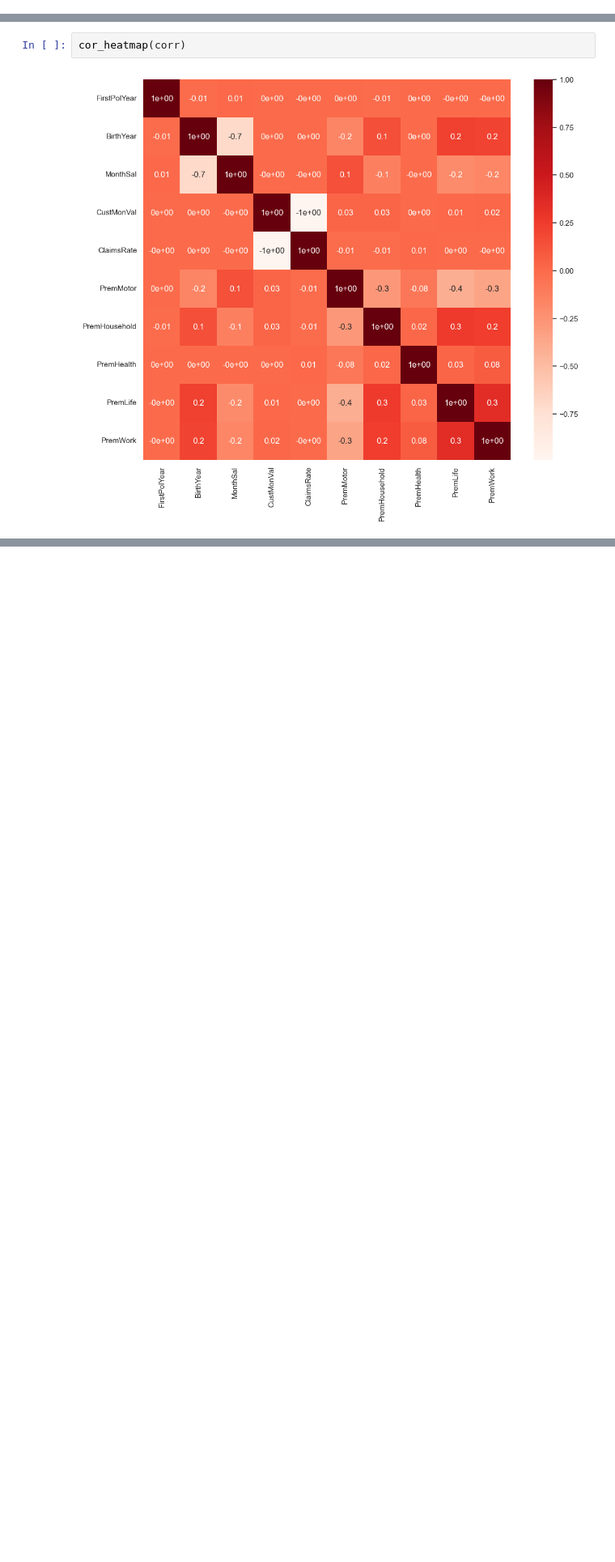
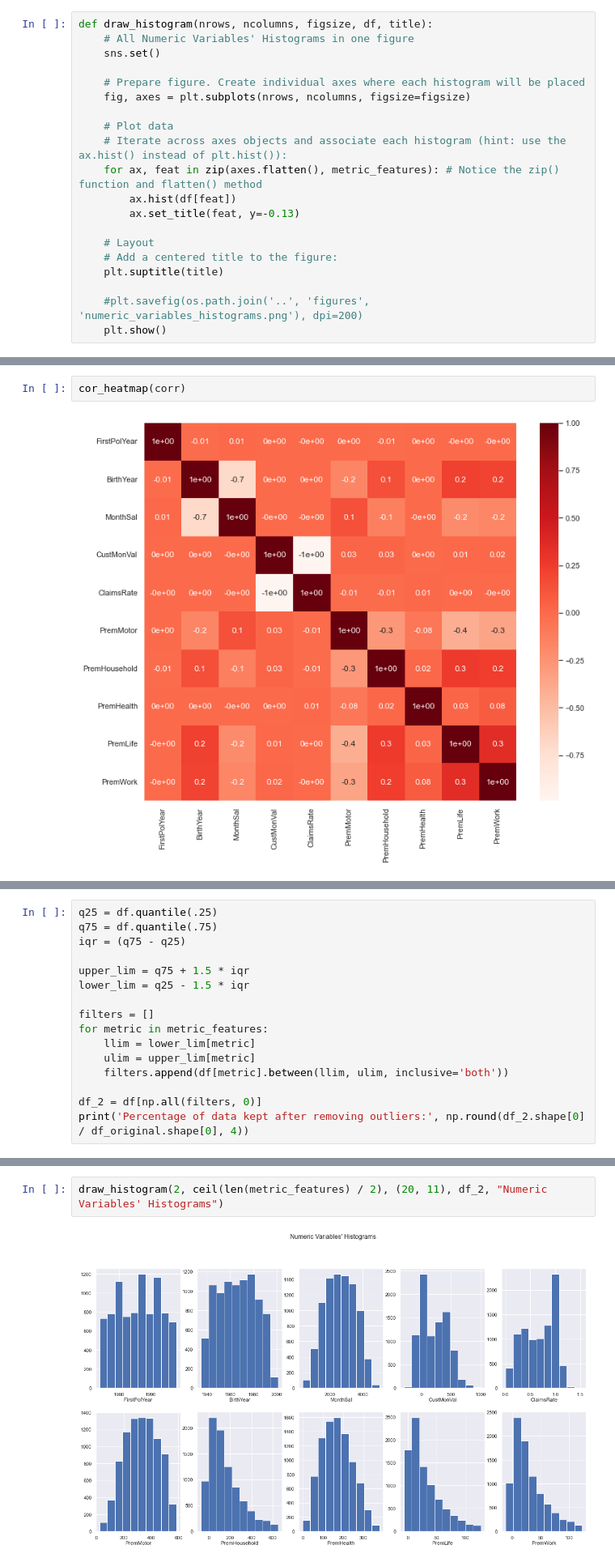
Before and after one commit to vmbsa/Data-Mining-Project, a Jupyter notebook: DM_Project.ipynb, the cells around one changed output, grey strips where cells are left out. Shown at 81% size. Drawn from its saved outputs; the diff is of its cells as text; blank space fills up the shorter version.

Commit message:
organize file and handle outliers

```diff
--- a/DM_Project.ipynb
+++ b/DM_Project.ipynb
@@ -7,0 +11,20 @@ from math import ceil
+# %%
+def draw_histogram(nrows, ncolumns, figsize, df, title):
+    # All Numeric Variables' Histograms in one figure
+    sns.set()
+
+    # Prepare figure. Create individual axes where each histogram will be placed
+    fig, axes = plt.subplots(nrows, ncolumns, figsize=figsize)
+
+    # Plot data
+    # Iterate across axes objects and associate each histogram (hint: use the ax.hist() instead of plt.hist()):
+    for ax, feat in zip(axes.flatten(), metric_features): # Notice the zip() function and flatten() method
+        ax.hist(df[feat])
+        ax.set_title(feat, y=-0.13)
+
+    # Layout
+    # Add a centered title to the figure:
+    plt.suptitle(title)
+
+    #plt.savefig(os.path.join('..', 'figures', 'numeric_variables_histograms.png'), dpi=200)
+    plt.show()
@@ -313,0 +329,16 @@ plt.show()
+# %%
+q25 = df.quantile(.25)
+q75 = df.quantile(.75)
+iqr = (q75 - q25)
+
+upper_lim = q75 + 1.5 * iqr
+lower_lim = q25 - 1.5 * iqr
+
+filters = []
+for metric in metric_features:
+    llim = lower_lim[metric]
+    ulim = upper_lim[metric]
+    filters.append(df[metric].between(llim, ulim, inclusive='both'))
+
+df_2 = df[np.all(filters, 0)]
+print('Percentage of data kept after removing outliers:', np.round(df_2.shape[0] / df_original.shape[0], 4))
@@ -313,0 +347,4 @@ plt.show()
+# %%
+draw_histogram(2, ceil(len(metric_features) / 2), (20, 11), df_2, "Numeric Variables' Histograms")
+# %% [output]
+[figure, added]
```
Also changed, not shown: parts of 25 cells of this notebook.
